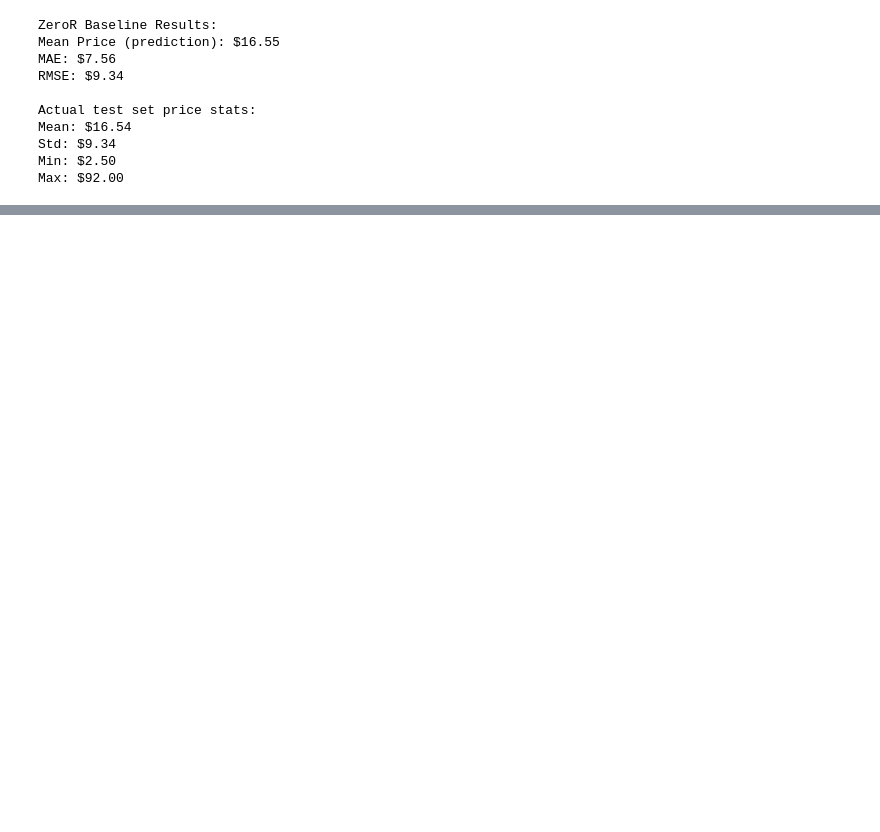
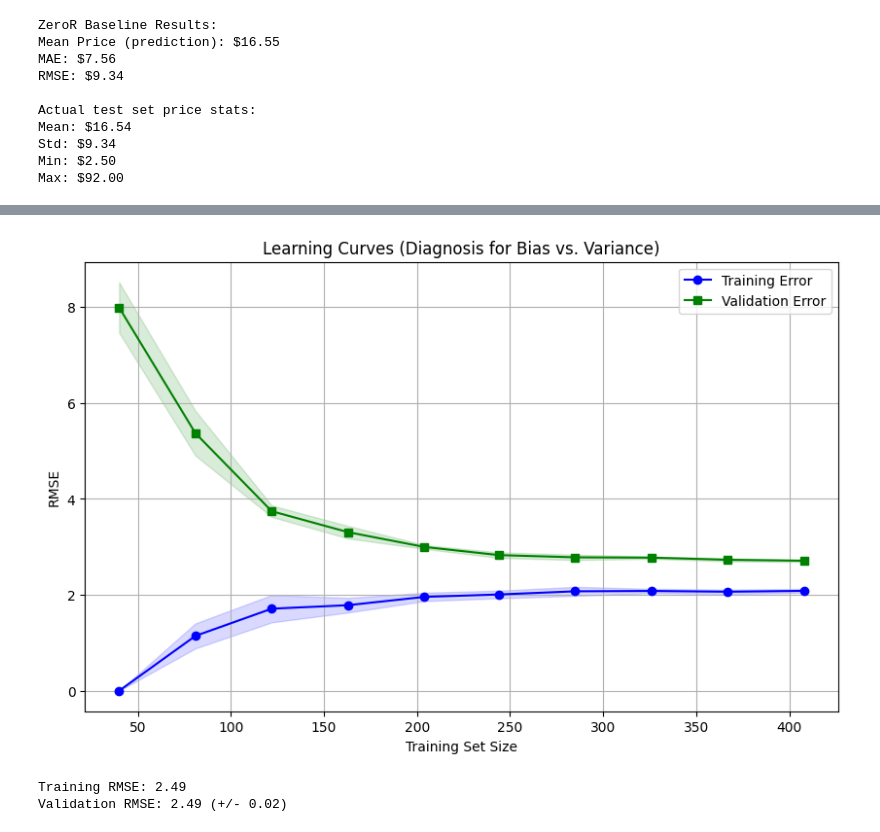
Before and after one commit to nourabouzeid/uber-price-prediction, a Jupyter notebook: notebook.ipynb, the cells around one changed output, grey strips where cells are left out. Saved outputs shown, nothing was run; the diff lists cells and outputs as text; code cells hidden in the pictures; blank space fills up the shorter version.

```diff
--- a/notebook.ipynb
+++ b/notebook.ipynb
@@ -422,14 +438,0 @@ RMSE: $1.67
-# %%
-sgd_pipeline = Pipeline([
-    ('preprocessor', preprocessor),
-    ('regressor', SGDRegressor(
-        loss='squared_error',
-        penalty='l2',
-        alpha=0.01,
-        early_stopping=True,
-        random_state=42
-    ))
-])
-
-sgd_pipeline.fit(X_train, y_train)
-evaluate_model(sgd_pipeline, X_test, y_test, "SGD")
@@ -530,0 +542,9 @@ plt.show()
+# %%
+plot_learning_curve(lr_pipeline, np.linspace(0.0001, 0.001, 10))
+# %% [output]
+[figure, added]
+# %%
+cross_validate_model(lr_pipeline)
+# %% [output]
+Training RMSE: 2.49
+Validation RMSE: 2.49 (+/- 0.02)
```
Also changed, not shown: parts of 65 cells of this notebook, 4 other files.
